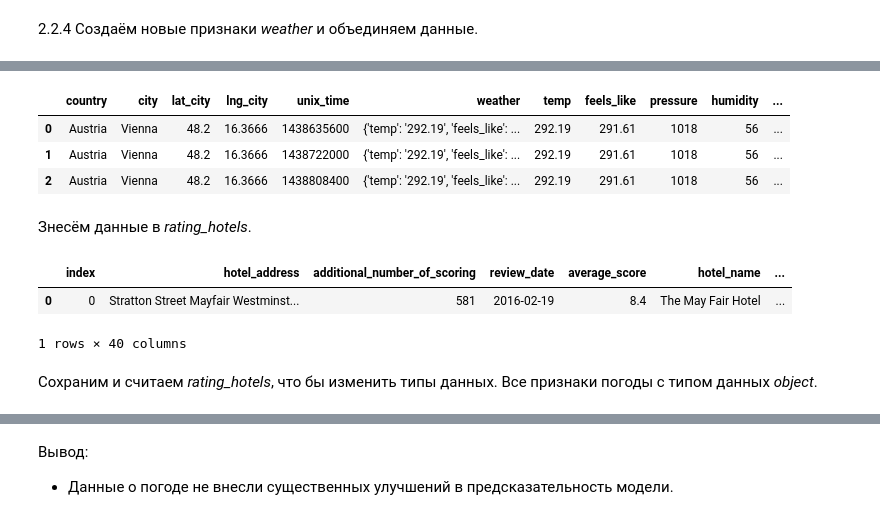
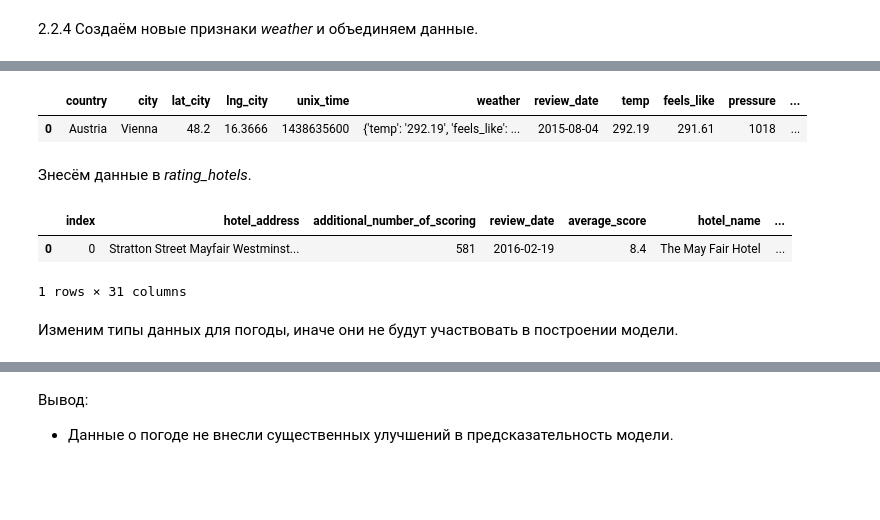
Before and after one commit to Axewyl/Predict_rating_hotels, a Jupyter notebook: EDA_Project_3_model.ipynb, the cells around one changed output, grey strips where cells are left out. Saved outputs shown, nothing was run; the diff lists cells and outputs as text; code cells hidden in the pictures; blank space fills up the shorter version.

```diff
--- a/EDA_Project_3_model.ipynb
+++ b/EDA_Project_3_model.ipynb
@@ -394,3 +389,6 @@ cities = pd.read_csv(path + cities_of_the_world_csv)
+# %%
+# Считаем тексовый файл
+cities = pd.read_csv('data/cities of the world.txt')
 # %%
 cities.head(3)
 # %% [output]
@@ -759,7 +750,7 @@ b_review = {'location': ["location", 'view', 'position', 'central'],
 Напишем функцию которая создаст новые катерии для позитивных отзывов.
 # %%
 def review_to_category(data):
-    """Присваивает имя категории изходя из отзыва
+    """Присваивает имя категории изходя из отзыва.
 
     Args:
         data (_str_): _Принемает отзыв_
@@ -830,0 +877,6 @@ if not pos_category_i:
+# %%
+# Пример работы текстового анализватора.
+row = 5
+text = rating_hotels['positive_review'].at[row]
+print(rating_hotels['positive_review'].at[row])
+print(text_analizer(text))
@@ -1197,25 +1476,25 @@ len(selection)
 # %% [markdown]
 Уникальность скрипта⬇️ в том, что указав число запросов в *api_limit* будет происходить заполнение *selection['weather']*, только в пустые ячейки.
 # %%
-# Условие заполнения признака.
-if 'weather' not in selection.columns:
-    selection['weather'] = 0
+# # Условие заполнения признака.
+# if 'weather' not in selection.columns:
+#     selection['weather'] = 0
 
-# Ограничение на поиск по api запросам в день 1000.
-api_limit = 0
+# # Ограничение на поиск по api запросам в день 1000.
+# api_limit = 0
 
-for row in range(len(selection)):
-    # Условие если по строке row в ячейке weather 0 и лимит по api больше 0.
-    if selection['weather'].loc[row] == 0 and api_limit > 0:
+# for row in range(len(selection)):
+#     # Условие если по строке row в ячейке weather 0 и лимит по api больше 0.
+#     if selection['weather'].loc[row] == 0 and api_limit > 0:
 
-        # Передаём значения в функцию fetch_weather в виде словаря данных из строки.
-        selection['weather'].at[row] = fetch_weather(
-            selection.loc[row].to_dict())
-        print(selection['weather'].at[row])
-        # Устанавливаем задержку для регулирования запросов с сайта
-        # 60 запросов в минуту.
-        time.sleep(1)
-        api_limit -= 1
+#         # Передаём значения в функцию fetch_weather в виде словаря данных из строки.
+#         selection['weather'].at[row] = fetch_weather(
+#             selection.loc[row].to_dict())
+#         print(selection['weather'].at[row])
+#         # Устанавливаем задержку для регулирования запросов с сайта
+#         # 60 запросов в минуту.
+#         time.sleep(1)
+#         api_limit -= 1
 # %% [markdown]
 Данные были получены не за один раз поэтому они были занесены в файл *weather.csv*. Считаем их.
 # %%
@@ -1273,42 +1547,38 @@ selection.head(1)
 # %%
 # Вытаскивыет параметры из признака 'weather' и заносит их в нужную колонку (температура, вляжность, давление, и т.д.)
 # Новые признаки которые будут добавлены
 cols = ['temp', 'feels_like', 'pressure', 'humidity',
         'wind_speed', 'wind_deg', 'clouds', 'visibility']
 
 # Добавлям признак если его нет selection.
 for column in cols:
     if column not in selection.columns:
         selection[column] = 0
 
 for row in range(len(selection)):
     check = selection['weather'].at[row]
     for key in check.keys():
         selection[key].at[row] = check[key]
 
-selection.head(3)
+selection.head(1)
 # %% [output]
-|  | country | city | lat_city | lng_city | unix_time | weather | temp | feels_like | pressure | humidity | ... |
-| 0 | Austria | Vienna | 48.2 | 16.3666 | 1438635600 | {'temp': '292.19', 'feels_like': ... | 292.19 | 291.61 | 1018 | 56 | ... |
-| 1 | Austria | Vienna | 48.2 | 16.3666 | 1438722000 | {'temp': '292.19', 'feels_like': ... | 292.19 | 291.61 | 1018 | 56 | ... |
-| 2 | Austria | Vienna | 48.2 | 16.3666 | 1438808400 | {'temp': '292.19', 'feels_like': ... | 292.19 | 291.61 | 1018 | 56 | ... |
+|  | country | city | lat_city | lng_city | unix_time | weather | review_date | temp | feels_like | pressure | ... |
+| 0 | Austria | Vienna | 48.2 | 16.3666 | 1438635600 | {'temp': '292.19', 'feels_like': ... | 2015-08-04 | 292.19 | 291.61 | 1018 | ... |
 # %% [markdown]
 Знесём данные в *rating_hotels*.
 # %%
 # Оставим только колонки которые хитим добавить.
-data = selection.drop(['lat_city', 'lng_city', 'weather'], axis=1)
+data = selection.drop(['lat_city', 'lng_city', 'weather','unix_time'], axis=1)
 
 # Знесим данные в *rating_hotels*.
 rating_hotels = rating_hotels.merge(
     data,
     how='left',
-    on=['country', 'city', 'unix_time'],
+    on=['country', 'city', 'review_date'],
 )
 
 rating_hotels.head(1)
 # %% [output]
 |  | index | hotel_address | additional_number_of_scoring | review_date | average_score | hotel_name | ... |
 | 0 | 0 | Stratton Street Mayfair Westminst... | 581 | 2016-02-19 | 8.4 | The May Fair Hotel | ... |
-1 rows × 40 columns
+1 rows × 31 columns
-# %% [markdown]
-Сохраним и считаем *rating_hotels*, что бы изменить типы данных. Все признаки погоды c типом данных *object*.
@@ -1318,0 +1585,2 @@ if weather:
+# %% [markdown]
+Изменим типы данных для погоды, иначе они не будут участвовать в построении модели.
```
Also changed, not shown: parts of 107 cells of this notebook.
